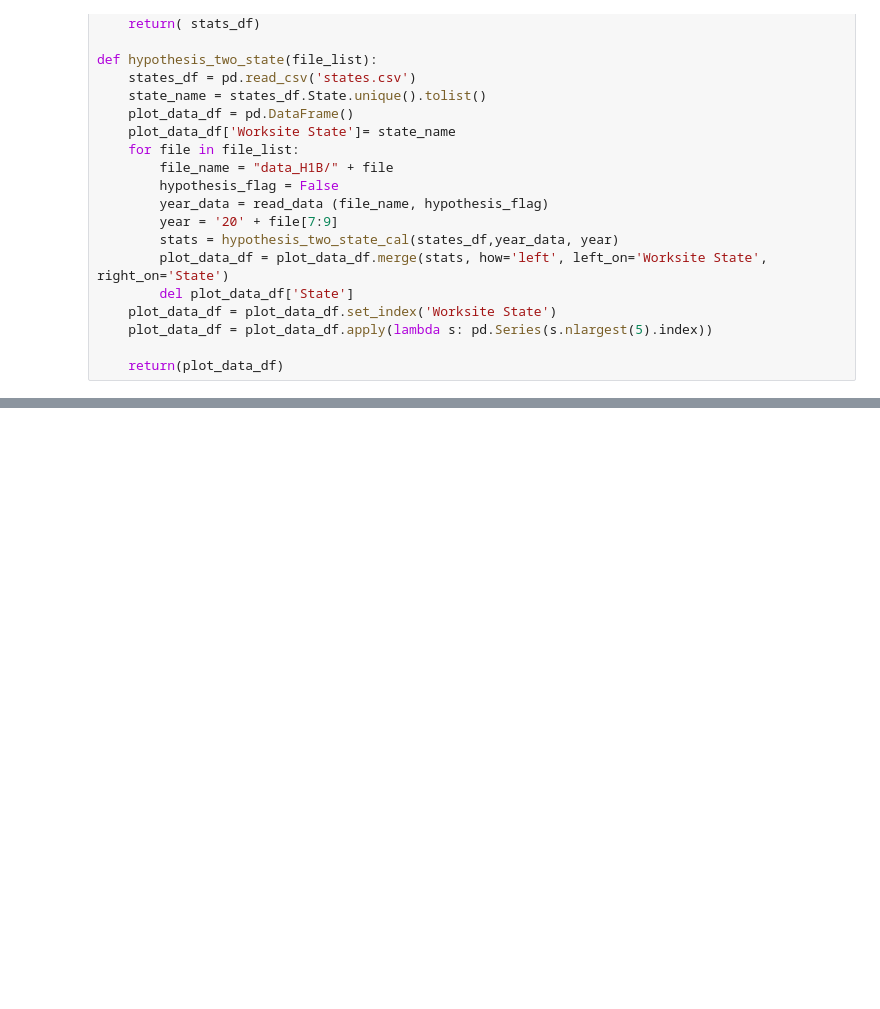
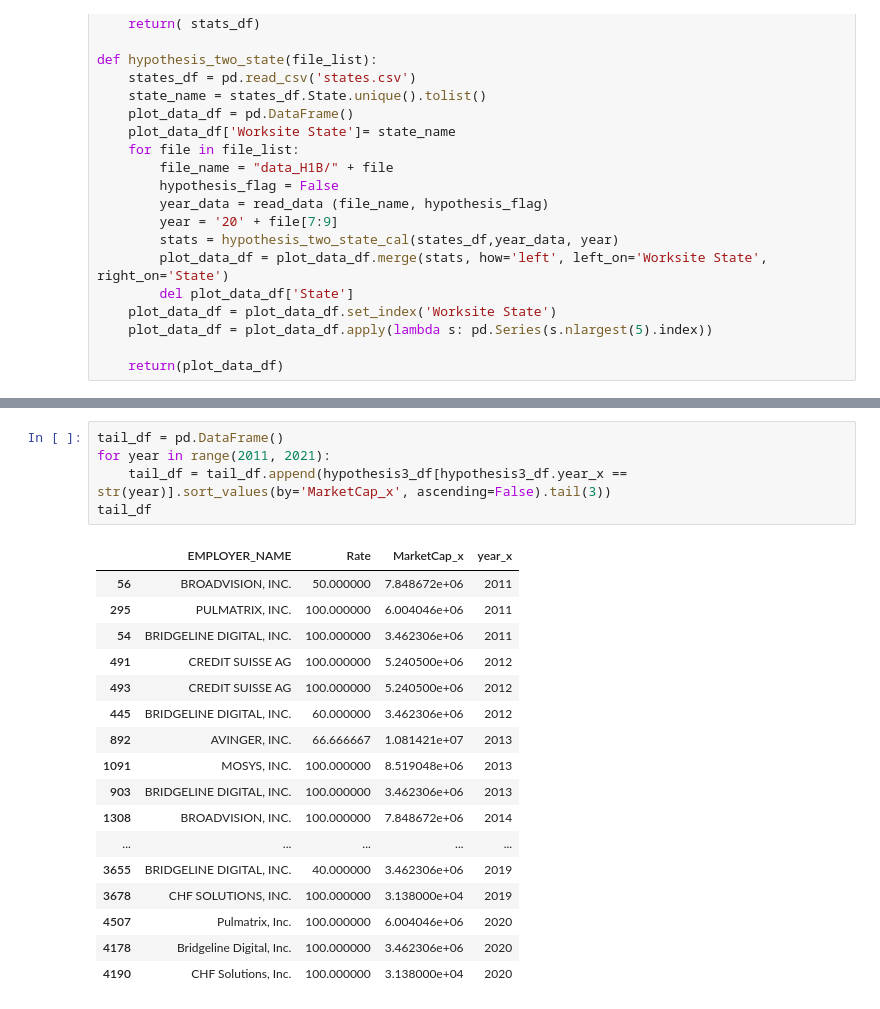
Before and after one commit to Surb22/2021_Spring_finals-1, a Jupyter notebook: main.ipynb, the cells around one changed output, grey strips where cells are left out. Drawn from its saved outputs; the diff is of its cells as text; blank space fills up the shorter version.

```diff
--- a/main.ipynb
+++ b/main.ipynb
@@ -251,0 +213,23 @@ hypothesis3_df[hypothesis3_df.year_x == '2011'].sort_values(by='Rate', ascending
+# %%
+tail_df = pd.DataFrame()
+for year in range(2011, 2021):
+    tail_df = tail_df.append(hypothesis3_df[hypothesis3_df.year_x == str(year)].sort_values(by='MarketCap_x', ascending=False).tail(3))
+tail_df
+# %% [output]
+|  | EMPLOYER_NAME | Rate | MarketCap_x | year_x |
+| 56 | BROADVISION, INC. | 50.000000 | 7.848672e+06 | 2011 |
+| 295 | PULMATRIX, INC. | 100.000000 | 6.004046e+06 | 2011 |
+| 54 | BRIDGELINE DIGITAL, INC. | 100.000000 | 3.462306e+06 | 2011 |
+| 491 | CREDIT SUISSE AG | 100.000000 | 5.240500e+06 | 2012 |
+| 493 | CREDIT SUISSE AG | 100.000000 | 5.240500e+06 | 2012 |
+| 445 | BRIDGELINE DIGITAL, INC. | 60.000000 | 3.462306e+06 | 2012 |
+| 892 | AVINGER, INC. | 66.666667 | 1.081421e+07 | 2013 |
+| 1091 | MOSYS, INC. | 100.000000 | 8.519048e+06 | 2013 |
+| 903 | BRIDGELINE DIGITAL, INC. | 100.000000 | 3.462306e+06 | 2013 |
+| 1308 | BROADVISION, INC. | 100.000000 | 7.848672e+06 | 2014 |
+| ... | ... | ... | ... | ... |
+| 3655 | BRIDGELINE DIGITAL, INC. | 40.000000 | 3.462306e+06 | 2019 |
+| 3678 | CHF SOLUTIONS, INC. | 100.000000 | 3.138000e+04 | 2019 |
+| 4507 | Pulmatrix, Inc. | 100.000000 | 6.004046e+06 | 2020 |
+| 4178 | Bridgeline Digital, Inc. | 100.000000 | 3.462306e+06 | 2020 |
+| 4190 | CHF Solutions, Inc. | 100.000000 | 3.138000e+04 | 2020 |
```
Also changed, not shown: parts of 11 cells of this notebook.
